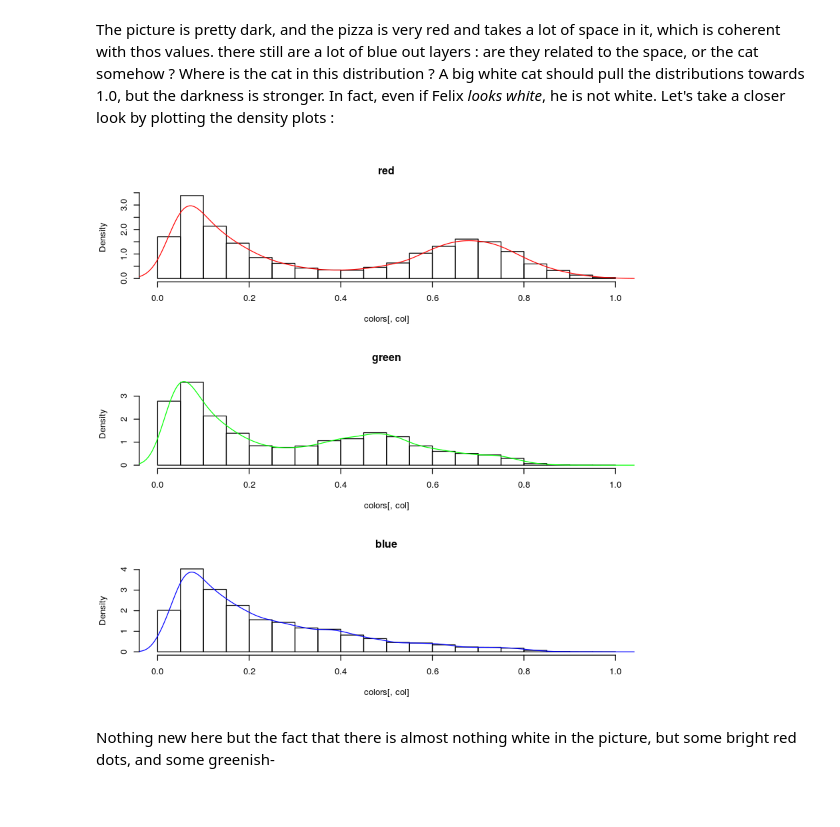
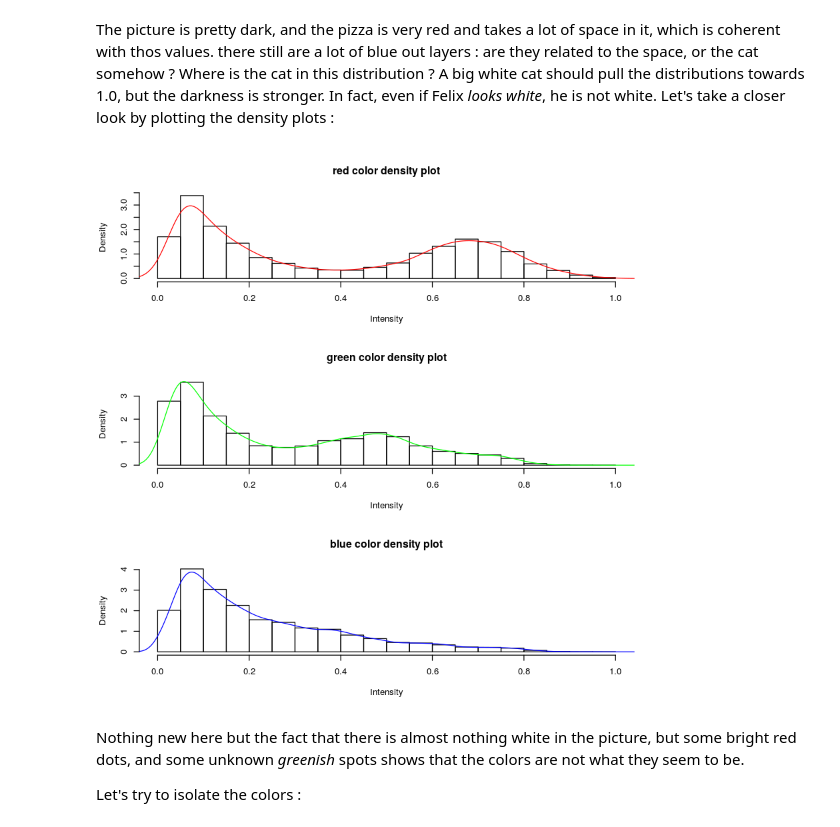
Before and after one commit to NikolaLohinski/notebooks, a Jupyter notebook: 4-image-exploratory-stats/notebook.ipynb, the cells around one changed output. Drawn from its saved outputs; the diff is of its cells as text; code cells hidden in the pictures.

```diff
--- a/4-image-exploratory-stats/notebook.ipynb
+++ b/4-image-exploratory-stats/notebook.ipynb
@@ -54,10 +55,13 @@ Those two remarks may sound/look stupid but they will come back a little bit lat
 
 Let's take a look at the color distribution keeping in mind the first remark :
 # %%
+color_names <- c('red', 'green', 'blue')
+
 colors <- data.frame(
     red=as.vector(picture@red),
     green=as.vector(picture@green),
     blue=as.vector(picture@blue)
 )
-boxplot(colors, col=c('red', 'green', 'blue'))
+
+boxplot(colors, col=color_names, ylab='Intensity', main='Boxplots for each channel')
 # %% [output]
@@ -66,11 +70,18 @@ boxplot(colors, col=c('red', 'green', 'blue'))
 The picture is pretty dark, and the pizza is very red and takes a lot of space in it, which is coherent with thos values. there still are a lot of blue out layers : are they related to the space, or the cat somehow ? Where is the cat in this distribution ? A big white cat should pull the distributions towards 1.0, but the darkness is stronger. In fact, even if Felix _looks white_, he is not white. Let's take a closer look by plotting the density plots :
 # %%
 par(mfrow=c(3, 1))
-for (col in c('red', 'green', 'blue')) {
-    hist(colors[,col], freq=F, main=col)
+for (col in color_names) {
+    hist(
+        colors[,col],
+        freq=F,
+        xlab='Intensity',
+        main=sprintf('%s color density plot', col)
+    )
     lines(density(colors[,col]), col=col)
 }
 # %% [output]
-[figure, old version]
+[figure, new version]
 # %% [markdown]
-Nothing new here but the fact that there is almost nothing white in the picture, but some bright red dots, and some greenish-
+Nothing new here but the fact that there is almost nothing white in the picture, but some bright red dots, and some unknown _greenish_ spots shows that the colors are not what they seem to be.
+
+Let's try to isolate the colors :
```
Also changed, not shown: parts of 14 cells of this notebook, 1 other file.
